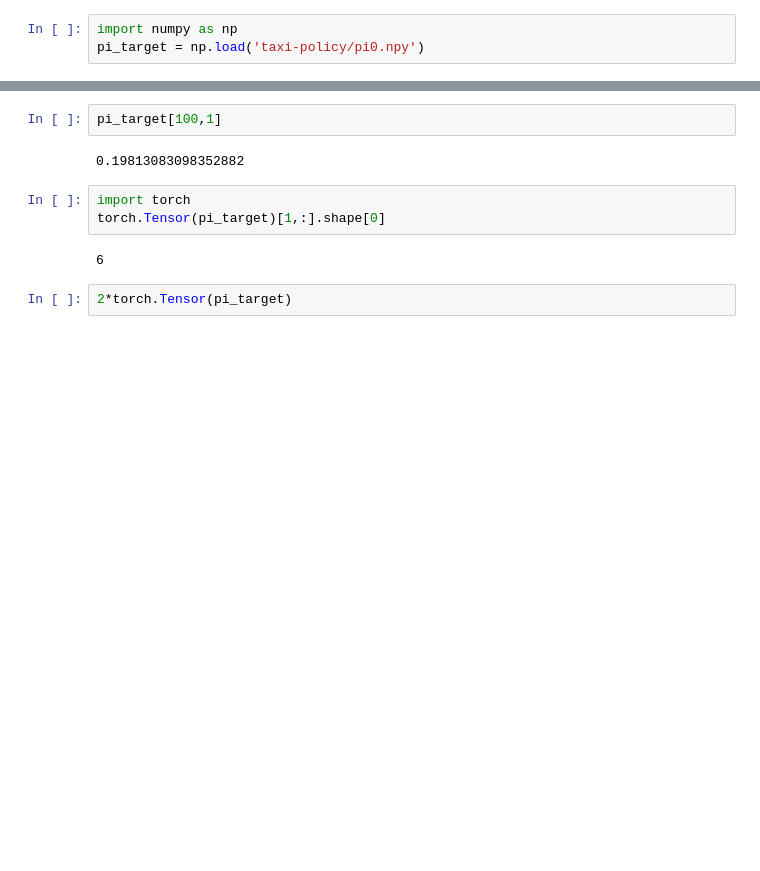
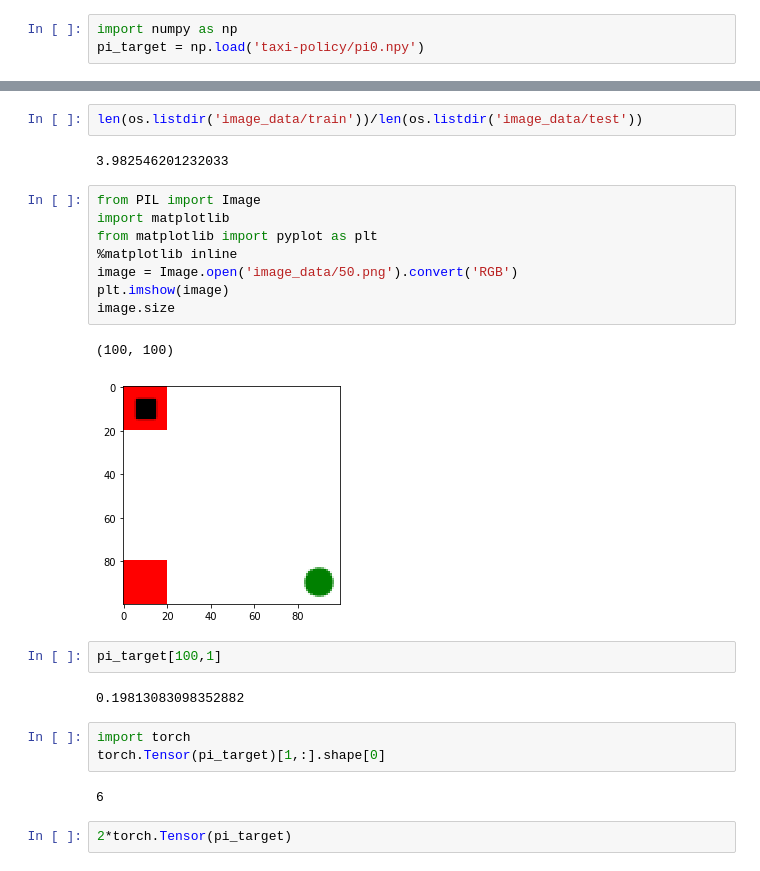
Before and after one commit to tinagu945/taxi7, a Jupyter notebook: Untitled.ipynb, the cells around one changed output, grey strips where cells are left out. Drawn from its saved outputs; the diff is of its cells as text; blank space fills up the shorter version.

```diff
--- a/Untitled.ipynb
+++ b/Untitled.ipynb
@@ -4,3 +87,18 @@ pi_target = np.load('taxi-policy/pi0.npy')
+# %%
+len(os.listdir('image_data/train'))/len(os.listdir('image_data/test'))
+# %% [output]
+3.982546201232033
+# %%
+from PIL import Image
+import matplotlib
+from matplotlib import pyplot as plt
+%matplotlib inline
+image = Image.open('image_data/50.png').convert('RGB')
+plt.imshow(image)
+image.size
+# %% [output]
+(100, 100)
+[figure, added]
 # %%
 pi_target[100,1]
 # %% [output]
```
Also changed, not shown: parts of 28 cells of this notebook, 10 other files.
